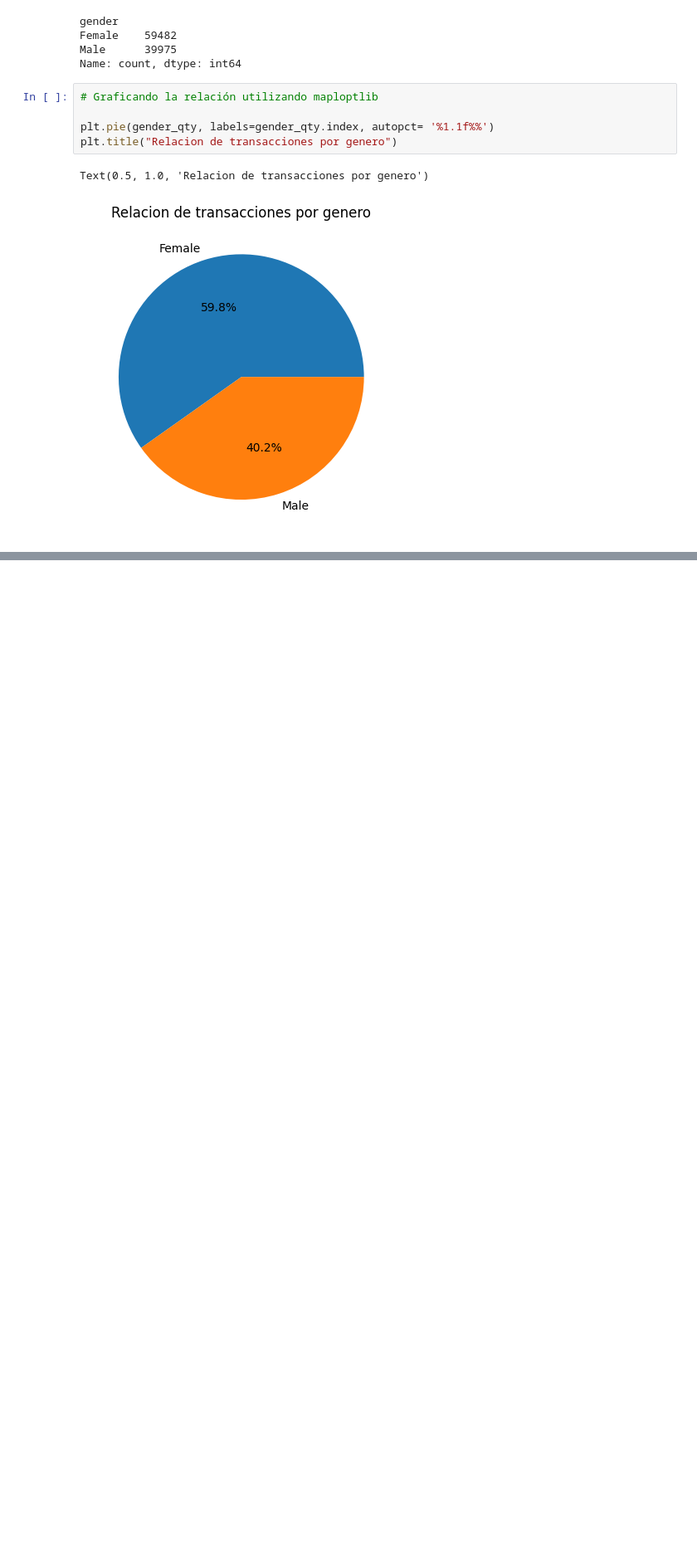
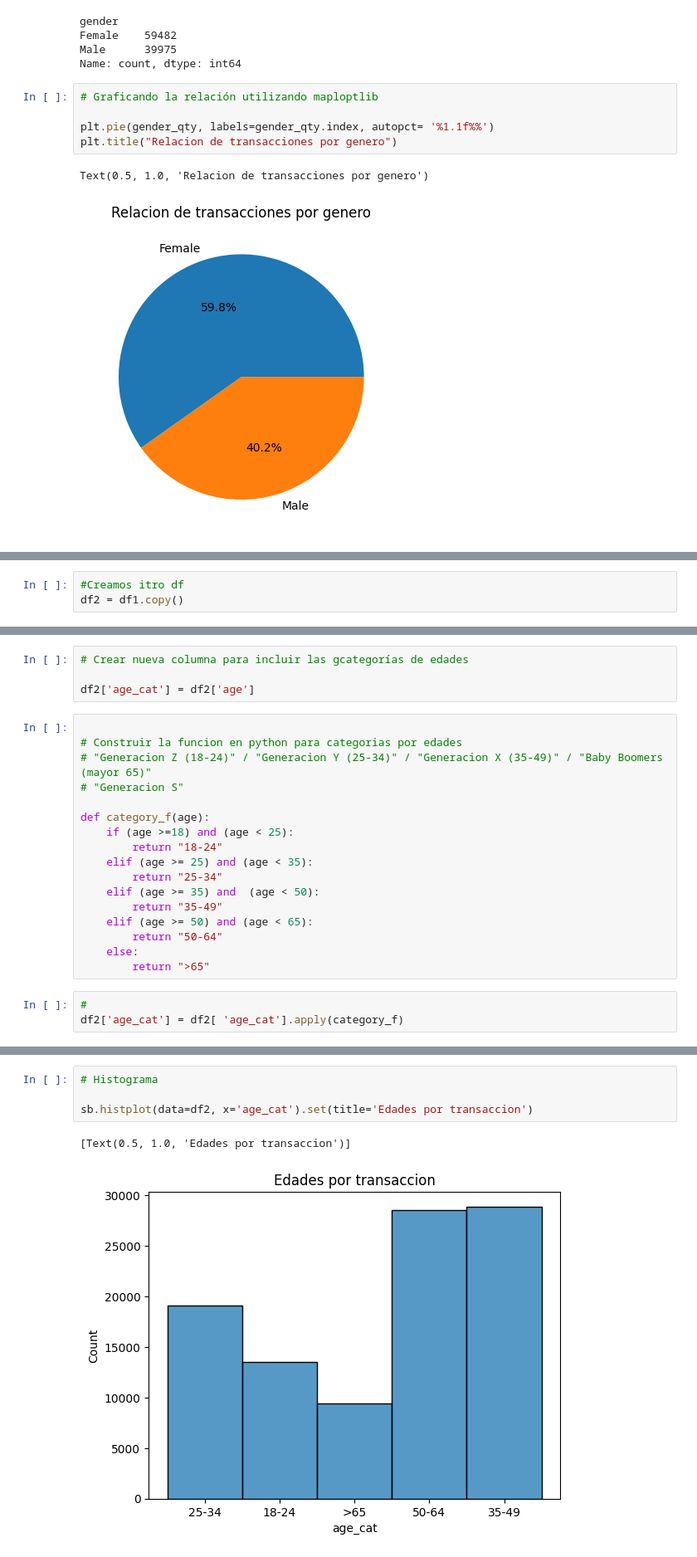
Before and after one commit to wvita1975/analisis_retail, a Jupyter notebook: retail.ipynb, the cells around one changed output, grey strips where cells are left out. Shown at 83% size. Cells and saved outputs as stored; diff of their text form; blank space fills up the shorter version.

```diff
--- a/retail.ipynb
+++ b/retail.ipynb
@@ -144,0 +147,3 @@ Text(0.5, 1.0, 'Relacion de transacciones por genero')
+# %%
+#Creamos itro df
+df2 = df1.copy()
@@ -144,0 +163,24 @@ Text(0.5, 1.0, 'Relacion de transacciones por genero')
+# %%
+# Crear nueva columna para incluir las gcategorías de edades
+
+df2['age_cat'] = df2['age']
+# %%
+
+# Construir la funcion en python para categorias por edades
+# "Generacion Z (18-24)" / "Generacion Y (25-34)" / "Generacion X (35-49)" / "Baby Boomers (mayor 65)"
+# "Generacion S"
+
+def category_f(age):
+    if (age >=18) and (age < 25):
+        return "18-24"
+    elif (age >= 25) and (age < 35):
+        return "25-34"
+    elif (age >= 35) and  (age < 50):
+        return "35-49"
+    elif (age >= 50) and (age < 65):
+        return "50-64"
+    else:
+        return ">65"
+# %%
+#
+df2['age_cat'] = df2[ 'age_cat'].apply(category_f)
@@ -144,0 +204,7 @@ Text(0.5, 1.0, 'Relacion de transacciones por genero')
+# %%
+# Histograma
+
+sb.histplot(data=df2, x='age_cat').set(title='Edades por transaccion')
+# %% [output]
+[Text(0.5, 1.0, 'Edades por transaccion')]
+[figure, added]
```
Also changed, not shown: parts of 4 cells of this notebook.
